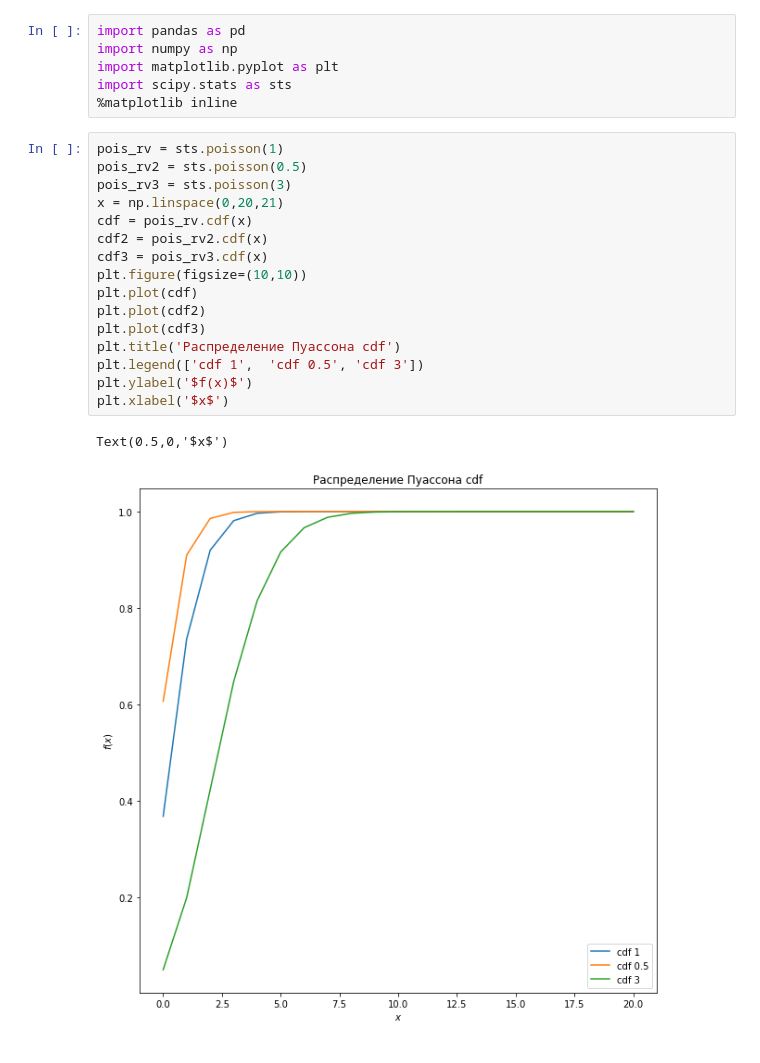
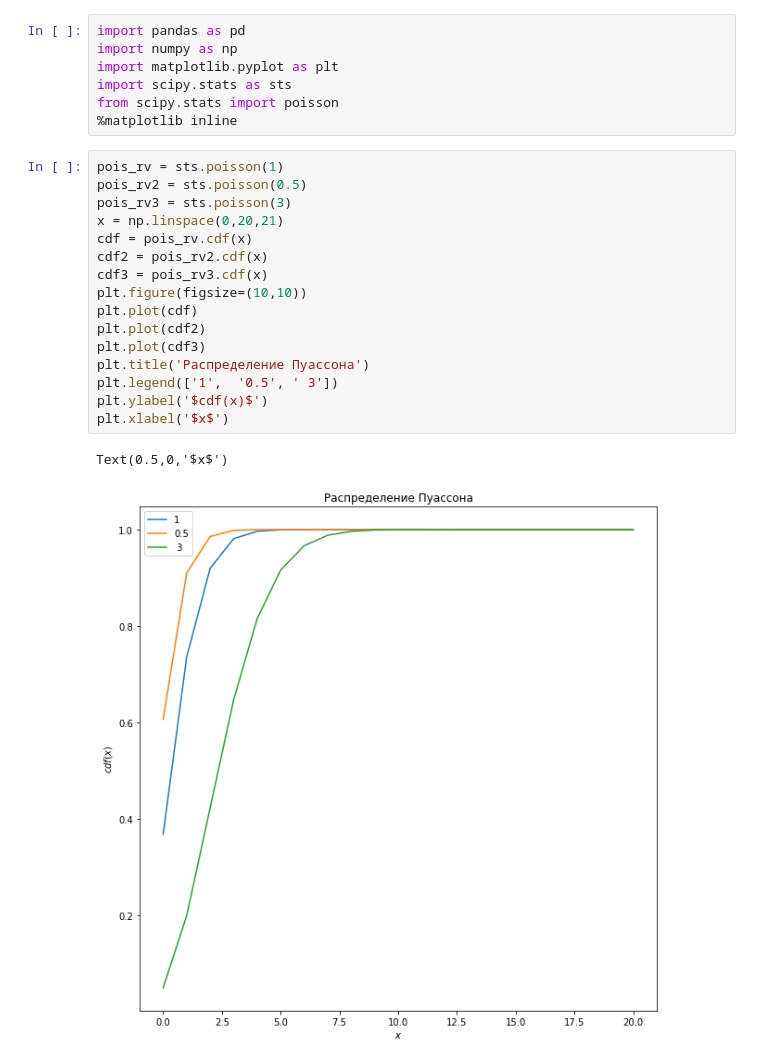
Before and after one commit to dsemen/netology, a Jupyter notebook: distr_graphics.ipynb, the cells around one changed output. Drawn from its saved outputs; the diff is of its cells as text.

```diff
--- a/distr_graphics.ipynb
+++ b/distr_graphics.ipynb
@@ -3,23 +3,24 @@ import pandas as pd
 import numpy as np
 import matplotlib.pyplot as plt
 import scipy.stats as sts
+from scipy.stats import poisson
 %matplotlib inline
 # %%
 pois_rv = sts.poisson(1)
 pois_rv2 = sts.poisson(0.5)
 pois_rv3 = sts.poisson(3)
 x = np.linspace(0,20,21)
 cdf = pois_rv.cdf(x)
 cdf2 = pois_rv2.cdf(x)
 cdf3 = pois_rv3.cdf(x)
 plt.figure(figsize=(10,10))
 plt.plot(cdf)
 plt.plot(cdf2)
 plt.plot(cdf3)
-plt.title('Распределение Пуассона cdf')
-plt.legend(['cdf 1',  'cdf 0.5', 'cdf 3'])
-plt.ylabel('$f(x)$')
+plt.title('Распределение Пуассона')
+plt.legend(['1',  '0.5', ' 3'])
+plt.ylabel('$cdf(x)$')
 plt.xlabel('$x$')
 # %% [output]
 Text(0.5,0,'$x$')
-[figure, old version]
+[figure, new version]
```
Also changed, not shown: parts of 9 cells of this notebook.
